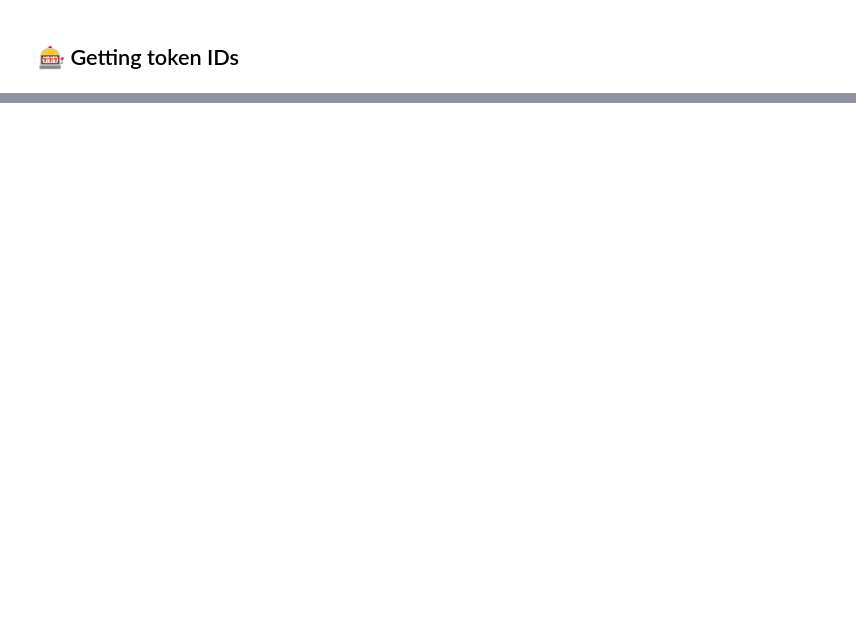
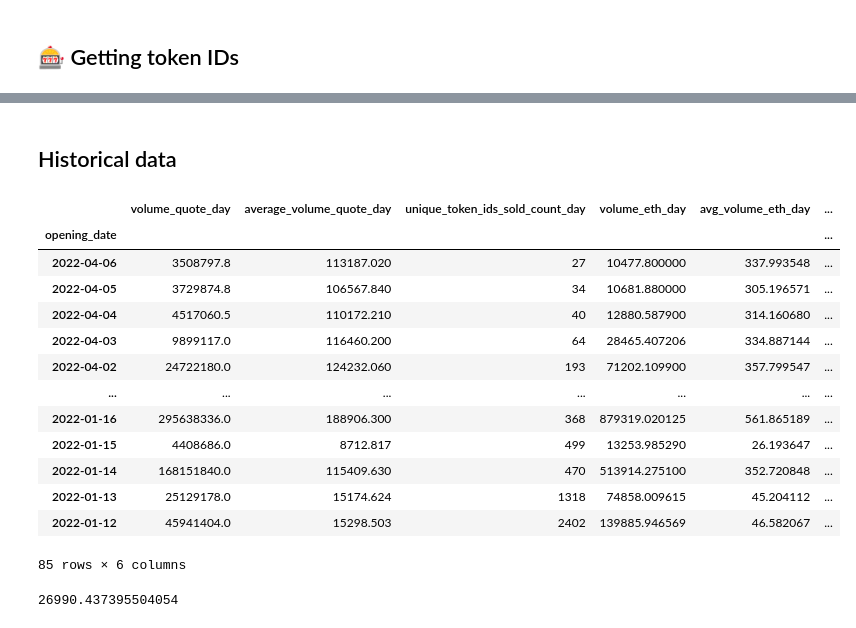
Before and after one commit to mmsaki/nft-trading-analysis, a Jupyter notebook: azuki_analysis.ipynb, the cells around one changed output, grey strips where cells are left out. Drawn from its saved outputs; the diff is of its cells as text; code cells hidden in the pictures; blank space fills up the shorter version.

```diff
--- a/azuki_analysis.ipynb
+++ b/azuki_analysis.ipynb
@@ -45,0 +113,52 @@ token_IDS.head()
+# %% [markdown]
+## Historical data
+# %%
+collection_address = '/0xED5AF388653567Af2F388E6224dC7C4b3241C544'
+
+historical_url = url + chain_id + "/nft_market/collection" + collection_address + api_key # + '&page-size=100&page-number=0'
+historical = requests.get(historical_url).json()
+
+historical_df = pd.DataFrame(historical['data']['items'])
+
+historical_df = historical_df.set_index('opening_date')
+
+azuki_vol_df = pd.DataFrame(historical_df, columns = ['volume_quote_day', 'average_volume_quote_day', 'unique_token_ids_sold_count_day'])
+
+volume_eth_day = []
+for wei in historical_df['volume_wei_day']:
+    eth = int(wei)/100000000000000000
+    volume_eth_day.append(eth)
+avg_volume_eth_day = []
+for wei in historical_df['average_volume_wei_day']:
+    eth = int(wei)/100000000000000000
+    avg_volume_eth_day.append(eth)
+floor_price_eth_7d = []
+for wei in historical_df['floor_price_wei_7d']:
+    eth = int(wei)/100000000000000000
+    floor_price_eth_7d.append(eth)
+
+
+azuki_vol_df['volume_eth_day'] = volume_eth_day
+azuki_vol_df['avg_volume_eth_day'] = avg_volume_eth_day
+azuki_vol_df['floor_price_eth_7d'] = floor_price_eth_7d
+
+azuki_vol_df
+# %% [output]
+|  | volume_quote_day | average_volume_quote_day | unique_token_ids_sold_count_day | volume_eth_day | avg_volume_eth_day | ... |
+| opening_date |  |  |  |  |  | ... |
+| 2022-04-06 | 3508797.8 | 113187.020 | 27 | 10477.800000 | 337.993548 | ... |
+| 2022-04-05 | 3729874.8 | 106567.840 | 34 | 10681.880000 | 305.196571 | ... |
+| 2022-04-04 | 4517060.5 | 110172.210 | 40 | 12880.587900 | 314.160680 | ... |
+| 2022-04-03 | 9899117.0 | 116460.200 | 64 | 28465.407206 | 334.887144 | ... |
+| 2022-04-02 | 24722180.0 | 124232.060 | 193 | 71202.109900 | 357.799547 | ... |
+| ... | ... | ... | ... | ... | ... | ... |
+| 2022-01-16 | 295638336.0 | 188906.300 | 368 | 879319.020125 | 561.865189 | ... |
+| 2022-01-15 | 4408686.0 | 8712.817 | 499 | 13253.985290 | 26.193647 | ... |
+| 2022-01-14 | 168151840.0 | 115409.630 | 470 | 513914.275100 | 352.720848 | ... |
+| 2022-01-13 | 25129178.0 | 15174.624 | 1318 | 74858.009615 | 45.204112 | ... |
+| 2022-01-12 | 45941404.0 | 15298.503 | 2402 | 139885.946569 | 46.582067 | ... |
+85 rows × 6 columns
+# %%
+azuki_vol_df['floor_price_eth_7d'].sum()
+# %% [output]
+26990.437395504054
```
Also changed, not shown: parts of 11 cells of this notebook.
